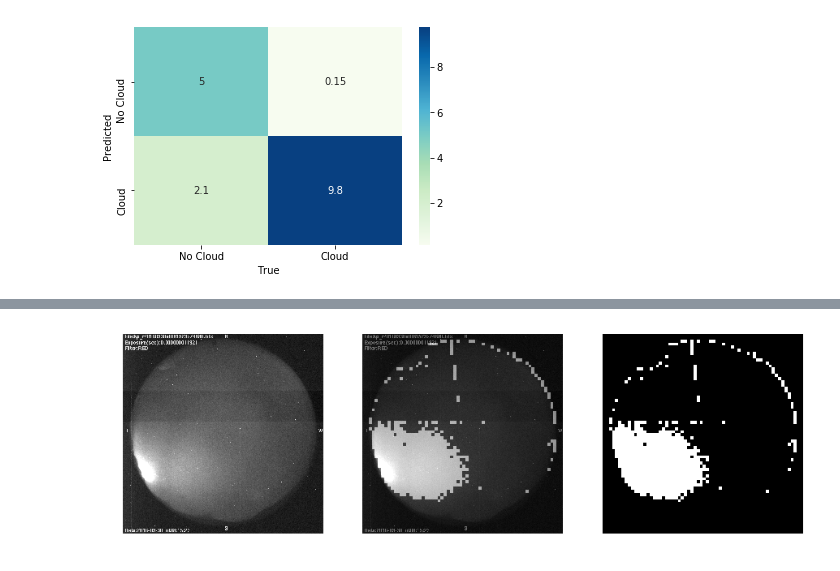
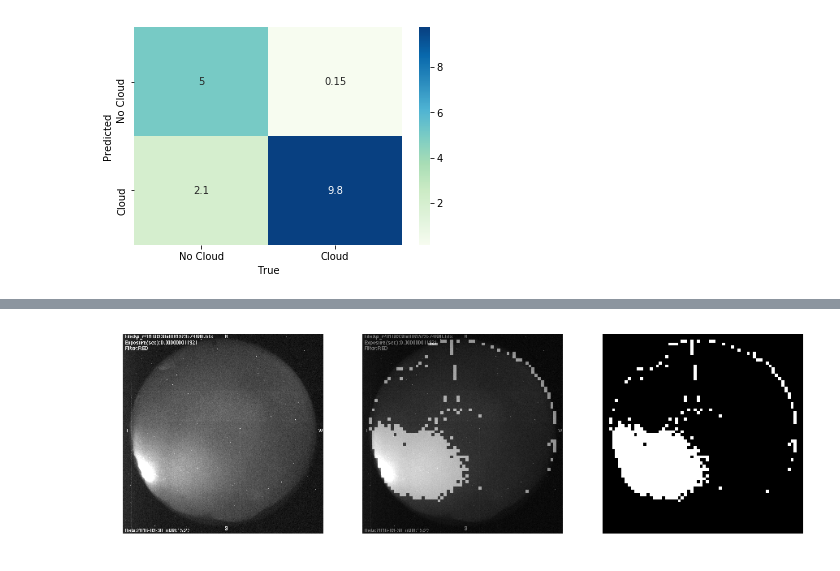
Before and after one commit to dylanagreen/kpno-allsky, a Jupyter notebook: Image Classifier v3.ipynb, the cells around one changed output, grey strips where cells are left out. Drawn from its saved outputs; the diff is of its cells as text; code cells hidden in the pictures.

```diff
--- a/Image Classifier v3.ipynb
+++ b/Image Classifier v3.ipynb
@@ -525,5 +580,5 @@ def low_contrast(name, scale, exposure):
 # %%
-def check_entire(im, scale, exposure):
+def check_entire(name, scale, exposure):
     dim = int(512 * scale)
 
     loc = os.path.join('Images', *['data', 'mask.png'])
@@ -540,6 +595,8 @@ def check_entire(im, scale, exposure):
     loc = os.path.join('Images', *['data', 'val', exposure, name])
     with open(loc, 'rb') as f:
         im = np.asarray(Image.open(f).convert('L'))
+        if exposure == '0.3':
+            im = remove_band(im) # Removes the dark band in 0.3s images.
         im = np.multiply(m, im).astype('uint8')
         im = Image.fromarray(im).resize((dim, dim))
         im = np.asarray(im).reshape((dim, dim, 1))
@@ -571,22 +628,24 @@ Wall time: 9.98 s
 # %%
 fig, ax = plt.subplots(1,3)
 fig.set_size_inches(15,7)
 
 loc = os.path.join('Images', *['data', 'val', exposure, name])
 with open(loc, 'rb') as f:
     im = Image.open(f).convert('L')
     im = np.asarray(im).reshape((512, 512))
+    if exposure == '0.3':
+        im = remove_band(im)
 
 ax[0].imshow(im, interpolation='none', cmap='gray')
 ax[0].set_axis_off()
 y2 = np.array(Image.fromarray(y.astype('float32')).resize((512, 512)))
 ax[1].imshow(im, interpolation='none', cmap='gray')
 ax[1].imshow(y2, cmap='gray', alpha=0.5)
 ax[1].set_axis_off()
 ax[2].imshow(y, cmap='gray')
 ax[2].set_axis_off()
 # %% [output]
-[figure, old version]
+[figure, new version]
 # %%
 %%time
 loc = os.path.join('Images', *['data', 'val', exposure, name])
```
Also changed, not shown: parts of 7 cells of this notebook.
